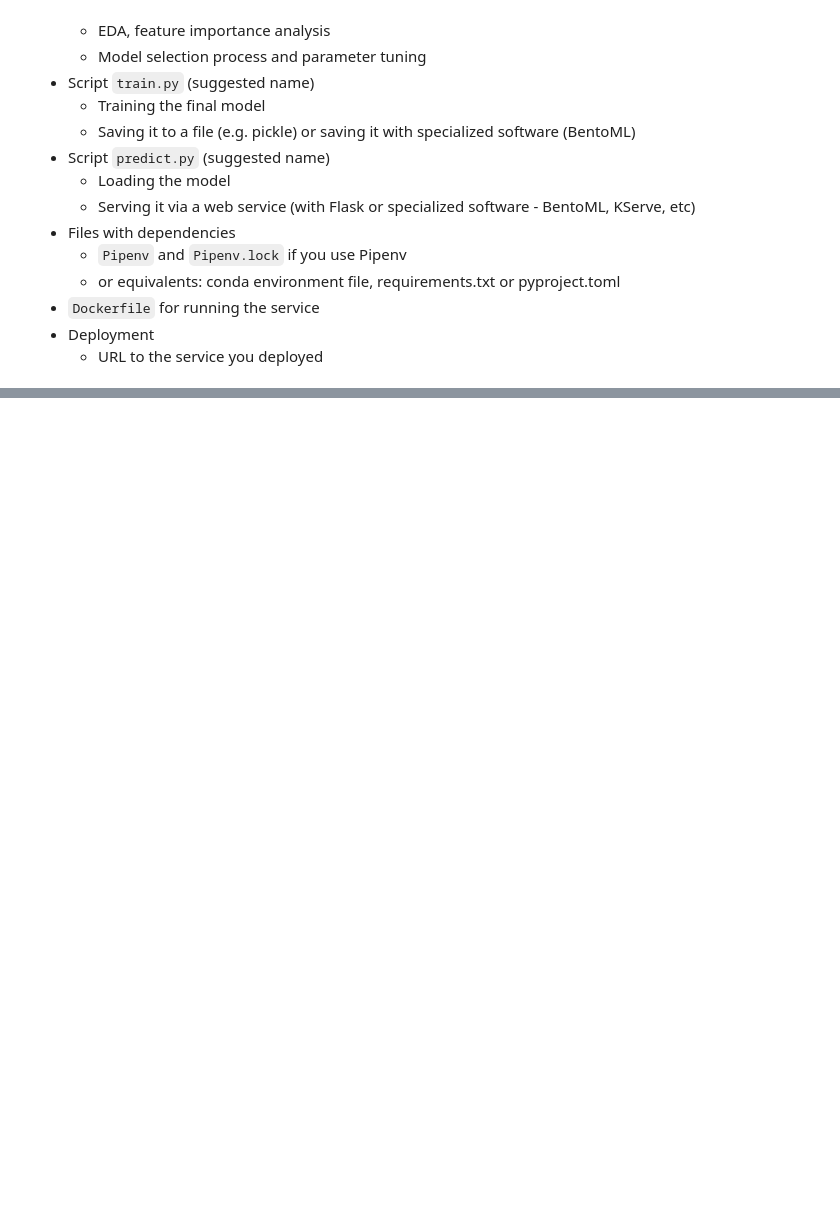
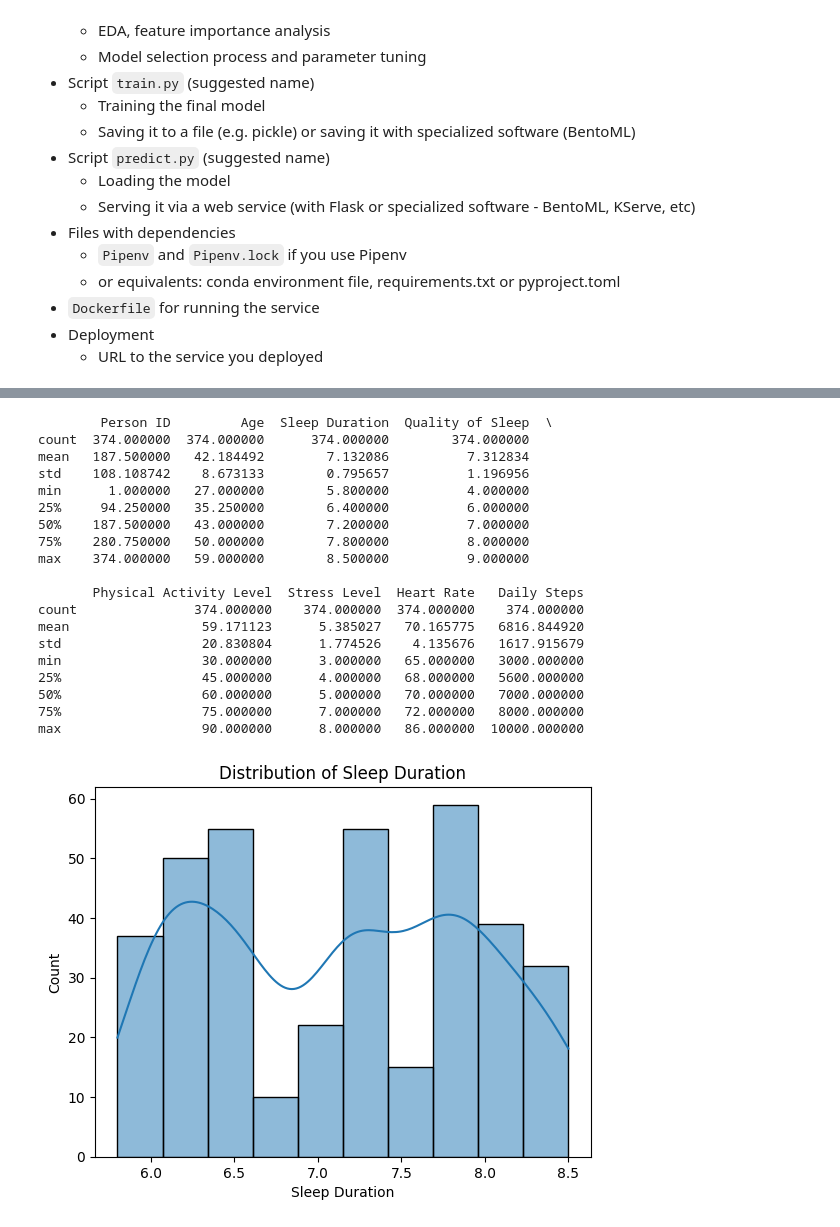
Before and after one commit to nazilaeshghi/from-rep, a Jupyter notebook: notebook.ipynb, the cells around one changed output, grey strips where cells are left out. Drawn from its saved outputs; the diff is of its cells as text; code cells hidden in the pictures; blank space fills up the shorter version.

```diff
--- a/notebook.ipynb
+++ b/notebook.ipynb
@@ -101,0 +72,78 @@ ValueError: could not convert string to float: 'Insomnia'
+# %%
+import pandas as pd
+import matplotlib.pyplot as plt
+import seaborn as sns
+from sklearn.model_selection import train_test_split
+from sklearn.linear_model import LogisticRegression  # Or any other model
+from sklearn.metrics import accuracy_score
+from sklearn.preprocessing import OneHotEncoder  # Import OneHotEncoder
+
+# Load the data, ensure to update `Sleep_health_and_lifestyle_dataset.csv` to the downloaded filename
+data = pd.read_csv('Sleep_health_and_lifestyle_dataset.csv')  # Changed this line!
+
+# Data cleaning and preprocessing
+# Handle missing values (if any) - Example: fill with mean
+numeric_data = data.select_dtypes(include=['number'])
+data.fillna(numeric_data.mean(), inplace=True)
+
+# EDA
+# Explore data using visualizations and summary statistics
+print(data.describe()) # Display summary statistics
+# Visualize distributions of features
+sns.histplot(data['Sleep Duration'], kde=True)
+plt.title('Distribution of Sleep Duration')
+plt.show()
+
+sns.boxplot(x='Sleep Disorder', y='Quality of Sleep', data=data)
+plt.title('Quality of Sleep by Sleep Disorder')
+plt.show()
+
+
+# Explore correlations between features
+numerical_data = data.select_dtypes(include=['number'])
+correlation_matrix = numerical_data.corr()  # Calculate correlation for numerical data only
+sns.heatmap(correlation_matrix, annot=True, cmap='coolwarm')
+plt.title('Correlation Matrix')
+plt.show()
+
+
+# Feature importance analysis (if applicable)
+# Using RandomForestClassifier for feature importance
+X = data[['Sleep Duration', 'Quality of Sleep', 'Physical Activity Level', 'Stress Level', 'BMI Category', 'Blood Pressure', 'Heart Rate', 'Daily Steps', 'Sleep Disorder']]  # Select features
+y = data['Heart Rate']  # Target variable
+
+# Model selection and training
+X = data[['Sleep Duration', 'Quality of Sleep', 'Physical Activity Level', 'Stress Level', 'BMI Category', 'Blood Pressure', 'Heart Rate', 'Daily Steps', 'Sleep Disorder']]  # Select features
+y = data['Heart Rate']  # Target variable
+
+# One-hot encode 'BMI Category'
+encoder = OneHotEncoder(sparse_output=False, handle_unknown='ignore') # Create OneHotEncoder instance
+encoded_bmi = encoder.fit_transform(X[['BMI Category']]) # Fit and transform the 'BMI Category' column
+encoded_df = pd.DataFrame(encoded_bmi, columns=encoder.get_feature_names_out(['BMI Category'])) # Create a DataFrame from the encoded data
+X = X.drop('BMI Category', axis=1) # Drop the original 'BMI Category' column
+X = pd.concat([X, encoded_df], axis=1) # Concatenate the encoded DataFrame with the original features
+
+# --- Convert 'Blood Pressure' to numerical features ---
+# Split 'Blood Pressure' into systolic and diastolic
+X[['Systolic', 'Diastolic']] = X['Blood Pressure'].str.split('/', expand=True).astype
+# %% [output]
+        Person ID         Age  Sleep Duration  Quality of Sleep  \
+count  374.000000  374.000000      374.000000        374.000000
+mean   187.500000   42.184492        7.132086          7.312834
+std    108.108742    8.673133        0.795657          1.196956
+min      1.000000   27.000000        5.800000          4.000000
+25%     94.250000   35.250000        6.400000          6.000000
+50%    187.500000   43.000000        7.200000          7.000000
+75%    280.750000   50.000000        7.800000          8.000000
+max    374.000000   59.000000        8.500000          9.000000
+
+       Physical Activity Level  Stress Level  Heart Rate   Daily Steps
+count               374.000000    374.000000  374.000000    374.000000
+mean                 59.171123      5.385027   70.165775   6816.844920
+std                  20.830804      1.774526    4.135676   1617.915679
+min                  30.000000      3.000000   65.000000   3000.000000
+25%                  45.000000      4.000000   68.000000   5600.000000
+50%                  60.000000      5.000000   70.000000   7000.000000
+75%                  75.000000      7.000000   72.000000   8000.000000
+max                  90.000000      8.000000   86.000000  10000.000000
+[figure, added]
```
Also changed, not shown: parts of 4 cells of this notebook.
